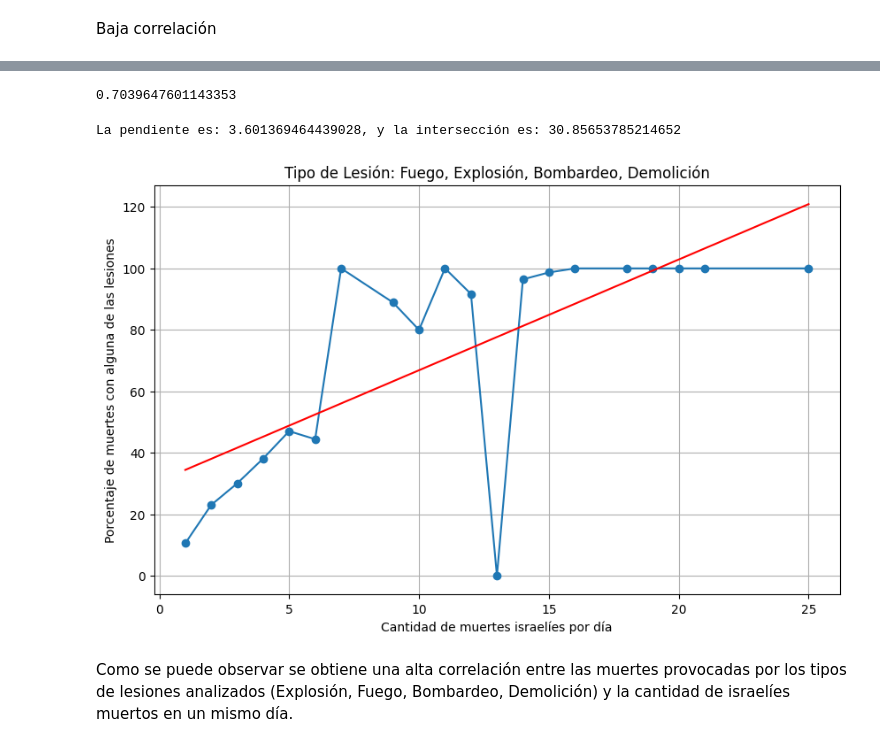
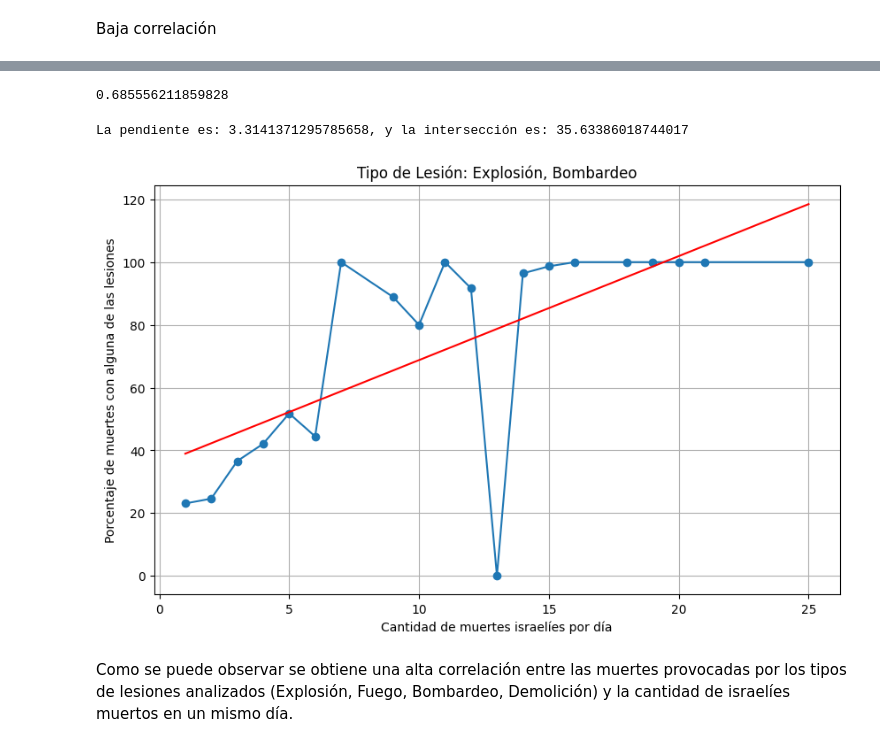
Before and after one commit to DanielMPMatCom/Israeli-Palestinian-Conflict-Statistics-Project, a Jupyter notebook: Análisis-Conflicto-Israeli-Palestino-2000-2022.ipynb, the cells around one changed output, grey strips where cells are left out. Cells and saved outputs as stored; diff of their text form; code cells hidden in the pictures.

```diff
--- a/Análisis-Conflicto-Israeli-Palestino-2000-2022.ipynb
+++ b/Análisis-Conflicto-Israeli-Palestino-2000-2022.ipynb
@@ -658,6 +657,8 @@ le = LabelEncoder()
 
 # Ajustar y transformar la columna 'type_of_injury'
 df['type_of_injury_encoded'] = le.fit_transform(df['type_of_injury'])
+df_israeli['type_of_injury_encoded'] = le.fit_transform(df_israeli['type_of_injury'])
+df_palestinian['type_of_injury_encoded'] = le.fit_transform(df_palestinian['type_of_injury'])
 # %%
 # Crear un dataframe para mapear 'type_of_injury' a 'type_of_injury_encoded'
 mapping = pd.DataFrame({
@@ -760,15 +758,15 @@ Baja correlación
 # Calcular el número total de muertes y el número de muertes con 'type_of_injury_encoded' igual a 10 o 3 para cada día
 df_grouped = df_israeli.groupby('date_of_event').agg(
     num_deaths=pd.NamedAgg(column='type_of_injury_encoded', aggfunc='count'),
-    num_deaths_with_injury_10_3_4_7=pd.NamedAgg(column='type_of_injury_encoded', aggfunc=lambda x: ((x == 10) | (x == 3) | (x==4)| (x==7)).sum())
+    num_deaths_with_injury_8_3=pd.NamedAgg(column='type_of_injury_encoded', aggfunc=lambda x: ((x == 8) | (x == 3)).sum())
 ).reset_index()
 
 # Calcular el porcentaje de muertes con 'type_of_injury_encoded' igual a 10 o 3
-df_grouped['percentage_injury_10_3_4_7'] = (df_grouped['num_deaths_with_injury_10_3_4_7'] / df_grouped['num_deaths']) * 100
+df_grouped['percentage_injury_8_3'] = (df_grouped['num_deaths_with_injury_8_3'] / df_grouped['num_deaths']) * 100
 
 # Agrupar por 'num_deaths' y obtener el porcentaje promedio de muertes con 'type_of_injury_encoded' igual a 10 o 3
 df_final = df_grouped.groupby('num_deaths').agg(
-    percentage_injury_10_3_4_7=pd.NamedAgg(column='percentage_injury_10_3_4_7', aggfunc='mean')
+    percentage_injury_8_3=pd.NamedAgg(column='percentage_injury_8_3', aggfunc='mean')
 ).reset_index()
 
 # Imprimir el dataframe final
@@ -794,32 +792,32 @@ print(df_final)
 # %%
 # Calcular la correlación
-correlation = df_final['num_deaths'].corr(df_final['percentage_injury_10_3_4_7'])
+correlation = df_final['num_deaths'].corr(df_final['percentage_injury_8_3'])
 
 # Imprimir la correlación
 print(correlation)
 # %% [output]
-0.7039647601143353
+0.685556211859828
 # %%
 import numpy as np
 
 # Realizar un ajuste lineal
-slope, intercept = np.polyfit(df_final['num_deaths'], df_final['percentage_injury_10_3_4_7'], 1)
+slope, intercept = np.polyfit(df_final['num_deaths'], df_final['percentage_injury_8_3'], 1)
 
 # Imprimir la pendiente y la intersección
 print(f"La pendiente es: {slope}, y la intersección es: {intercept}")
 
 # Graficar los datos y la línea de ajuste
 plt.figure(figsize=(10, 6))
-plt.plot(df_final['num_deaths'], df_final['percentage_injury_10_3_4_7'], marker='o')
+plt.plot(df_final['num_deaths'], df_final['percentage_injury_8_3'], marker='o')
 plt.plot(df_final['num_deaths'], slope*df_final['num_deaths'] + intercept, color='red')  # línea de ajuste
-plt.title('Tipo de Lesión: Fuego, Explosión, Bombardeo, Demolición')
+plt.title('Tipo de Lesión: Explosión, Bombardeo')
 plt.xlabel('Cantidad de muertes israelíes por día')
 plt.ylabel('Porcentaje de muertes con alguna de las lesiones')
 plt.grid(True)
 plt.show()
 # %% [output]
-La pendiente es: 3.601369464439028, y la intersección es: 30.85653785214652
+La pendiente es: 3.3141371295785658, y la intersección es: 35.63386018744017
-[figure, old version]
+[figure, new version]
 # %% [markdown]
 Como se puede observar se obtiene una alta correlación entre las muertes provocadas por los tipos de lesiones analizados (Explosión, Fuego, Bombardeo, Demolición) y la cantidad de israelíes muertos en un mismo día.
 # %% [markdown]
```
Also changed, not shown: parts of 16 cells of this notebook.
